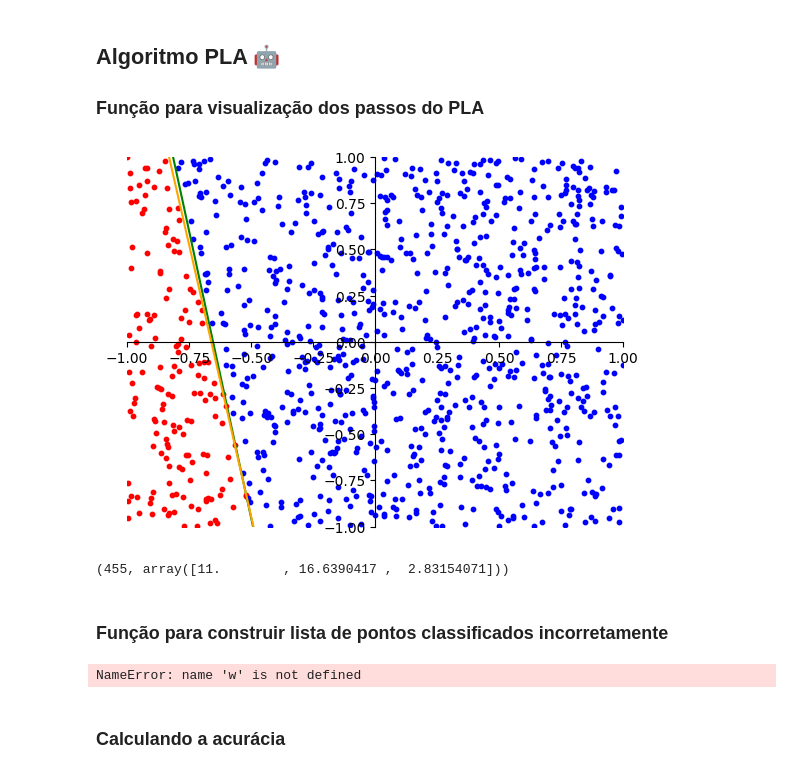
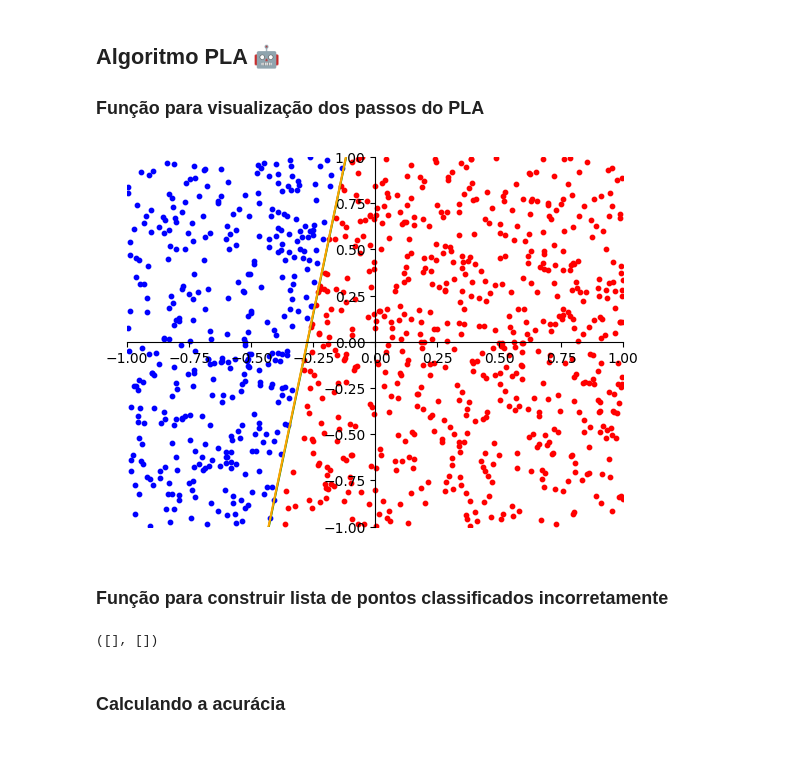
Before and after one commit to Gabyzera/ufpb_am, a Jupyter notebook: PLA/src/main.ipynb, the cells around one changed output. Saved outputs shown, nothing was run; the diff lists cells and outputs as text; code cells hidden in the pictures.

```diff
--- a/PLA/src/main.ipynb
+++ b/PLA/src/main.ipynb
@@ -74,28 +74,27 @@ def plot_grafico(X, y, w, f):
 # %%
 def PLA(X, y, f):
     it = 0
     w = np.zeros(3)
     listaPCI = list(range(len(X)))
 
     while listaPCI:
         idx = np.random.choice(listaPCI)
         xi = np.insert(X[idx], 0, 1)
         yi = y[idx]
 
         if np.sign(w.dot(xi)) != yi:
             w += yi * xi
             it += 1
             (X, y, w, f)
 
             listaPCI = [i for i in range(len(X)) if np.sign(w.dot(np.insert(X[i], 0, 1))) != y[i]]
 
     plot_grafico(X, y, w, f)
     return it, w
 
-PLA (X, y, f)
+it, w = PLA (X, y, f)
 # %% [output]
-[figure, old version]
+[figure, new version]
-(455, array([11.        , 16.6390417 ,  2.83154071]))
 # %% [markdown]
 ### Função para construir lista de pontos classificados incorretamente
 # %%
@@ -111,7 +110,7 @@ def constroiListaPCI(X, y, w):
 
 constroiListaPCI(X, y, w)
 # %% [output]
-NameError: name 'w' is not defined
+([], [])
 # %% [markdown]
 ### Calculando a acurácia
 # %%
```
Also changed, not shown: parts of 3 cells of this notebook, 2 other files.
